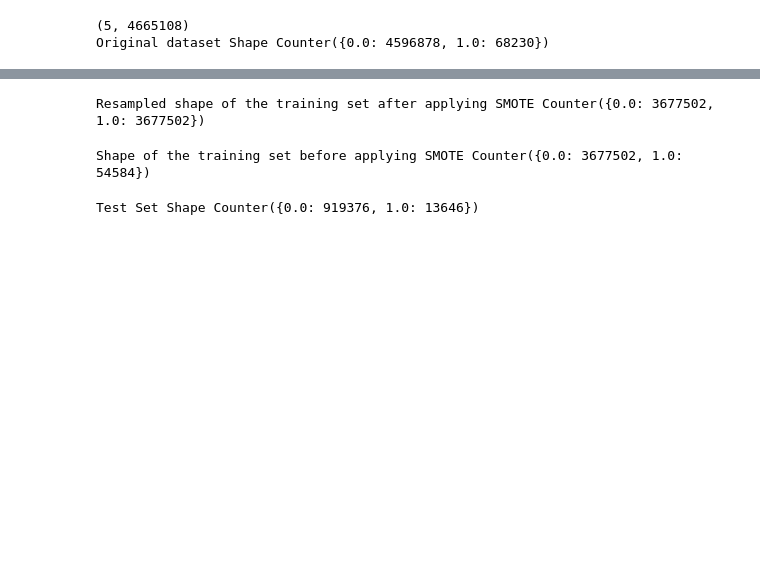
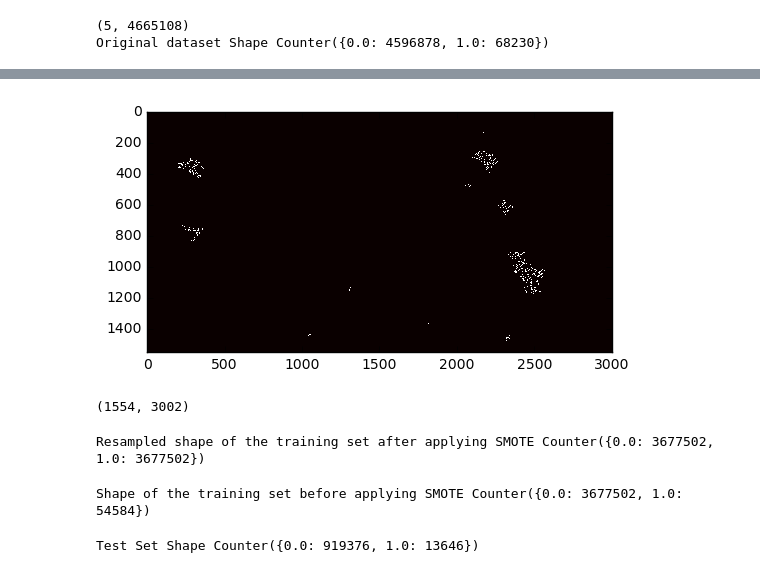
Before and after one commit to SKhatter/Analyzing-and-Predicting-Wildfires, a Jupyter notebook: code/resampling/OversamplingWithSMOTE.ipynb, the cells around one changed output, grey strips where cells are left out. Saved outputs shown, nothing was run; the diff lists cells and outputs as text; code cells hidden in the pictures; blank space fills up the shorter version.

```diff
--- a/code/resampling/OversamplingWithSMOTE.ipynb
+++ b/code/resampling/OversamplingWithSMOTE.ipynb
@@ -123 +151,11 @@ X_train, X_test, y_train, y_test = train_test_split(X, y, test_size=0.2, stratif
+# %%
+#Plotting the test set
+test_map = np.asarray(X_test_map)
+plt.imshow(test_map, cmap='hot', interpolation='nearest')
+plt.show()
+
+print(test_map.shape)
+# %% [output]
+[figure, added]
+(1554, 3002)
 # %%
```
Also changed, not shown: parts of 15 cells of this notebook.
